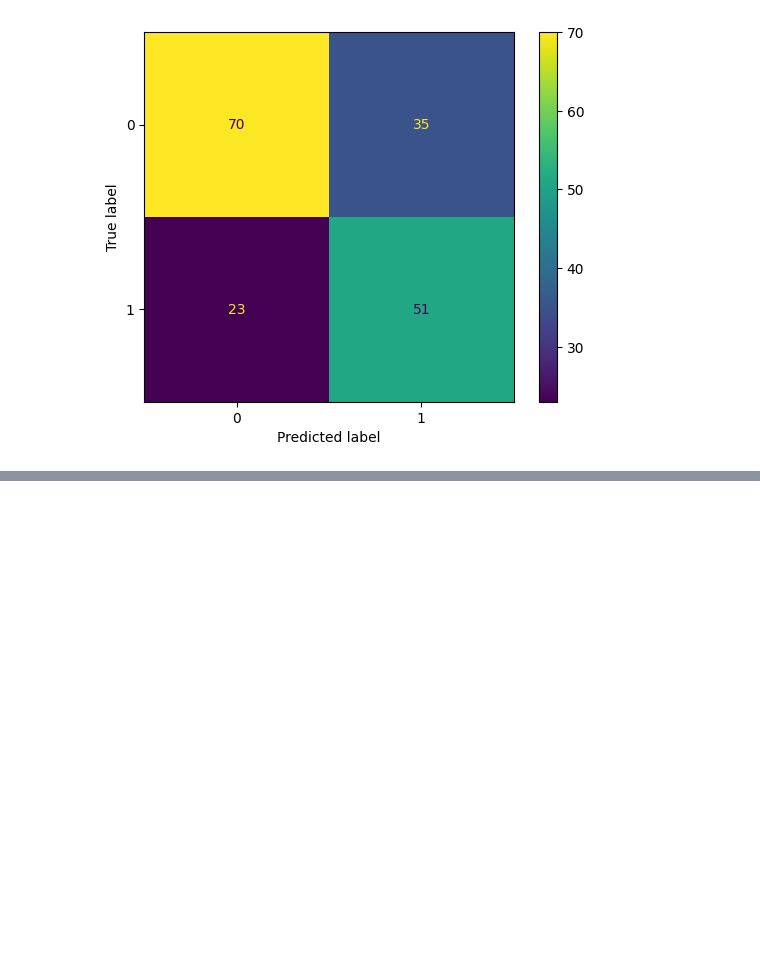
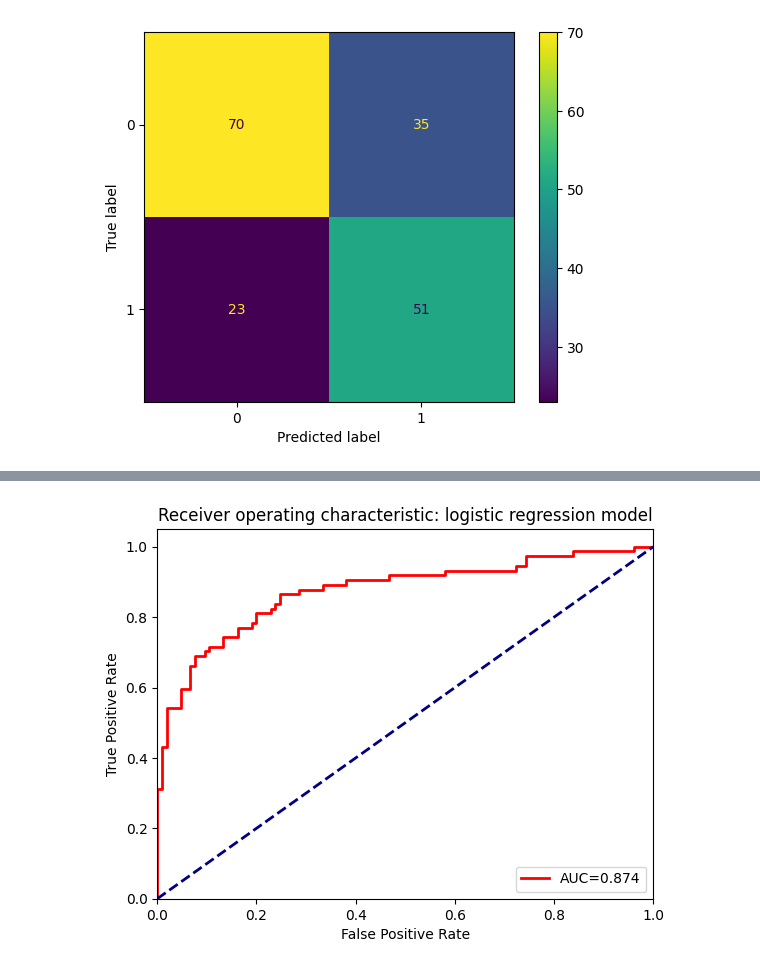
Before and after one commit to MichlF/projects, a Jupyter notebook: data_science/classification_titanic/classification_titanic.ipynb, the cells around one changed output, grey strips where cells are left out. Saved outputs shown, nothing was run; the diff lists cells and outputs as text; code cells hidden in the pictures; blank space fills up the shorter version.

```diff
--- a/data_science/classification_titanic/classification_titanic.ipynb
+++ b/data_science/classification_titanic/classification_titanic.ipynb
@@ -135,0 +268,4 @@ plt.show()
+# %%
+# Now is a good time to clean up the dataframe
+df_to_analyze = df_to_analyze.drop(["Sex", "Embarked", "Deck", "Ticket"], axis=1)
+df_to_analyze.head()
@@ -135,0 +282,16 @@ plt.show()
+# %%
+X_train, X_test, y_train, y_test = train_test_split(
+    df_to_analyze.drop(["Survived"], axis=1),
+    df_to_analyze["Survived"],
+    stratify=df_to_analyze["Survived"],
+    test_size=0.2,
+    random_state=42,
+)
+# %%
+# Define model objects
+model_logreg = LogisticRegression(C=1e5, class_weight="balanced", max_iter=1000, random_state=42)
+model_rfc = RandomForestClassifier(n_estimators = 1000, max_depth=4)
+# %%
+# Fit the models
+model_logreg.fit(X_train, y_train)
+model_rfc.fit(X_train, y_train)
@@ -135,0 +328,22 @@ plt.show()
+# %%
+roc_auc = roc_auc_score(y_test, model_logreg.predict_proba(X_test)[:,1])
+probs = model_logreg.predict_proba(X_test)
+fpr, tpr, threshold = roc_curve(y_test, probs[:,1])
+fig, ax = plt.subplots()
+lw = 2
+ax.plot(
+    fpr, tpr,
+    lw=lw,
+    label=f"AUC={roc_auc:.3f}",
+    color="red",
+)
+ax.plot([0, 1], [0, 1], color="navy", lw=lw, linestyle="--")
+plt.xlim([0.0, 1.0])
+plt.ylim([0.0, 1.05])
+plt.xlabel("False Positive Rate")
+plt.ylabel("True Positive Rate")
+plt.title("Receiver operating characteristic: logistic regression model")
+plt.legend(loc="lower right")
+plt.show()
+# %% [output]
+[figure, added]
```
Also changed, not shown: parts of 35 cells of this notebook.
